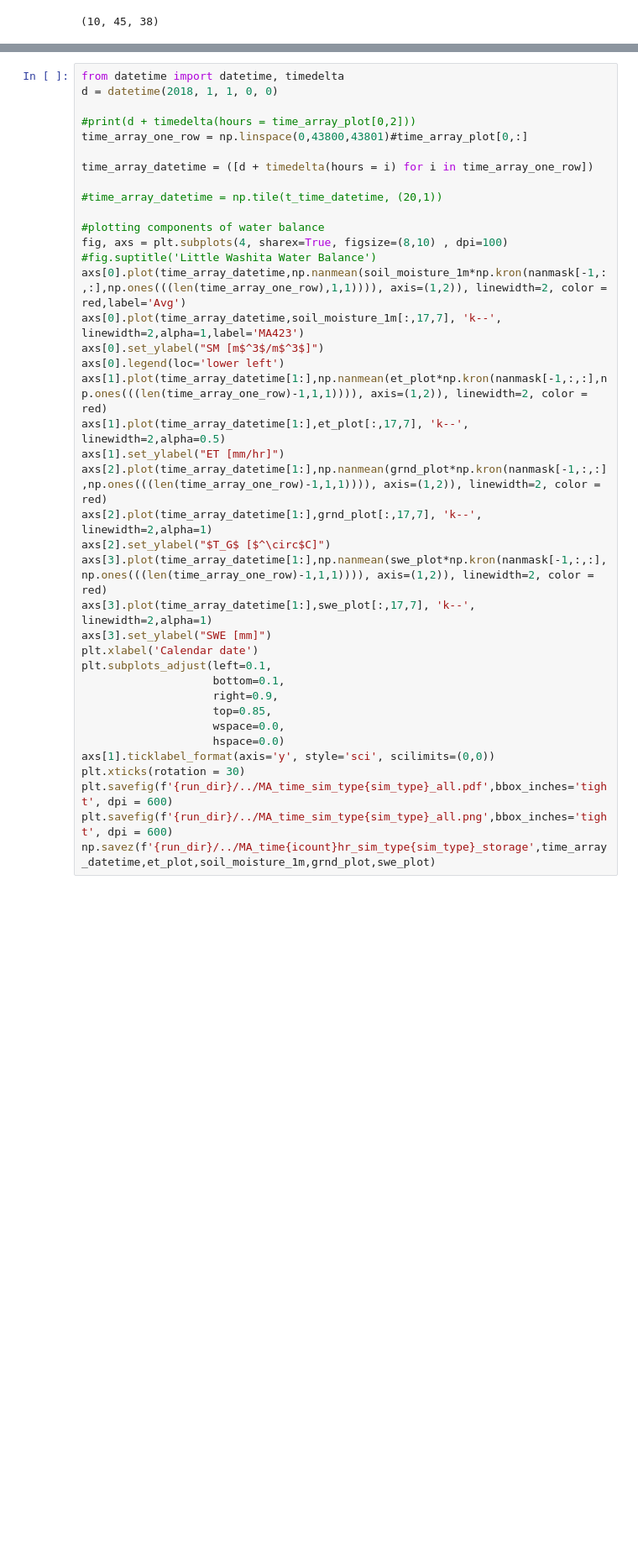
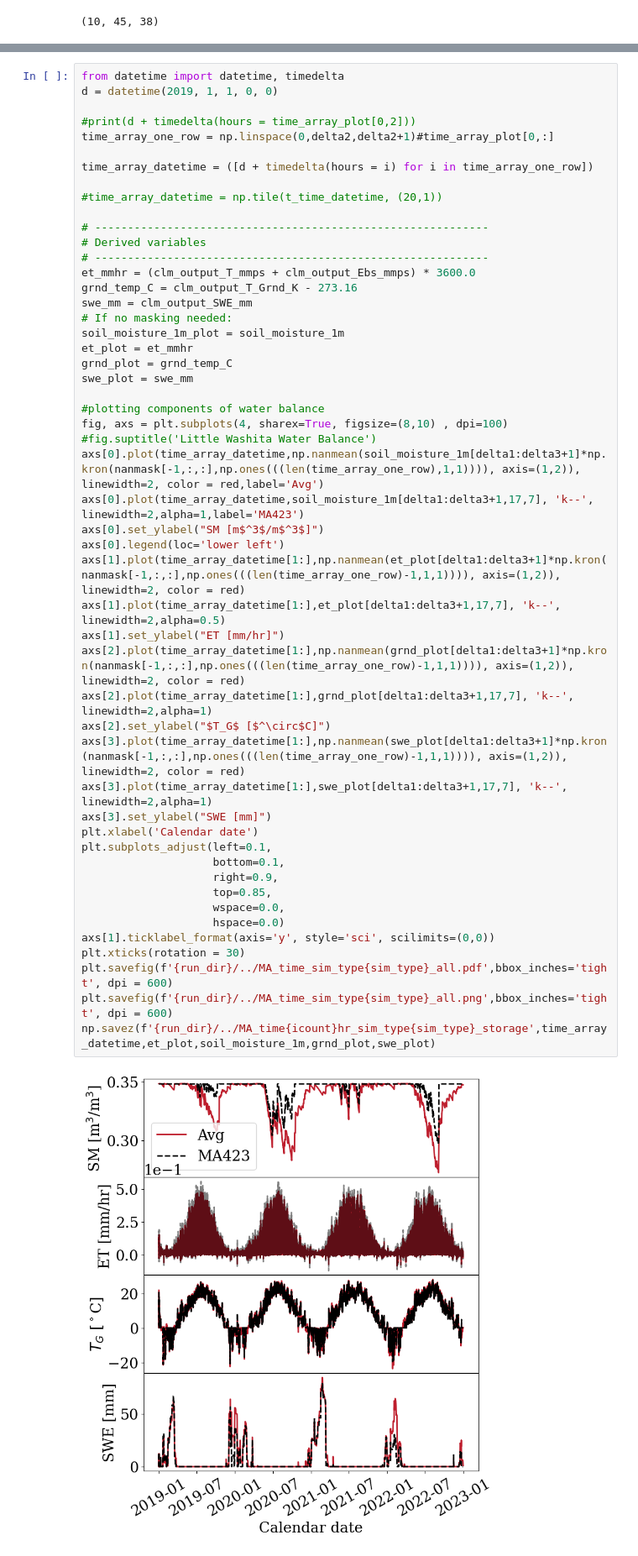
Before and after one commit to mashadab/ParFlow-project, a Jupyter notebook: Andreas/Simulation_Analysis_conus_subset_Harvard_forest.ipynb, the cells around one changed output, grey strips where cells are left out. Shown at 84% size. Saved outputs shown, nothing was run; the diff lists cells and outputs as text; blank space fills up the shorter version.

```diff
--- a/Andreas/Simulation_Analysis_conus_subset_Harvard_forest.ipynb
+++ b/Andreas/Simulation_Analysis_conus_subset_Harvard_forest.ipynb
@@ -571,39 +643,53 @@ np.kron(nanmask[-1,:,:],np.ones(((10,1,1))))
 # %%
 from datetime import datetime, timedelta
-d = datetime(2018, 1, 1, 0, 0)
+d = datetime(2019, 1, 1, 0, 0)
 
 #print(d + timedelta(hours = time_array_plot[0,2]))
-time_array_one_row = np.linspace(0,43800,43801)#time_array_plot[0,:]
+time_array_one_row = np.linspace(0,delta2,delta2+1)#time_array_plot[0,:]
 
 time_array_datetime = ([d + timedelta(hours = i) for i in time_array_one_row])
 
 #time_array_datetime = np.tile(t_time_datetime, (20,1))
 
+# ------------------------------------------------------------
+# Derived variables
+# ------------------------------------------------------------
+et_mmhr = (clm_output_T_mmps + clm_output_Ebs_mmps) * 3600.0
+grnd_temp_C = clm_output_T_Grnd_K - 273.16
+swe_mm = clm_output_SWE_mm
+# If no masking needed:
+soil_moisture_1m_plot = soil_moisture_1m
+et_plot = et_mmhr
+grnd_plot = grnd_temp_C
+swe_plot = swe_mm
+
 #plotting components of water balance
 fig, axs = plt.subplots(4, sharex=True, figsize=(8,10) , dpi=100)
 #fig.suptitle('Little Washita Water Balance')
-axs[0].plot(time_array_datetime,np.nanmean(soil_moisture_1m*np.kron(nanmask[-1,:,:],np.ones(((len(time_array_one_row),1,1)))), axis=(1,2)), linewidth=2, color = red,label='Avg')
-axs[0].plot(time_array_datetime,soil_moisture_1m[:,17,7], 'k--', linewidth=2,alpha=1,label='MA423')
+axs[0].plot(time_array_datetime,np.nanmean(soil_moisture_1m[delta1:delta3+1]*np.kron(nanmask[-1,:,:],np.ones(((len(time_array_one_row),1,1)))), axis=(1,2)), linewidth=2, color = red,label='Avg')
+axs[0].plot(time_array_datetime,soil_moisture_1m[delta1:delta3+1,17,7], 'k--', linewidth=2,alpha=1,label='MA423')
 axs[0].set_ylabel("SM [m$^3$/m$^3$]")
 axs[0].legend(loc='lower left')
-axs[1].plot(time_array_datetime[1:],np.nanmean(et_plot*np.kron(nanmask[-1,:,:],np.ones(((len(time_array_one_row)-1,1,1)))), axis=(1,2)), linewidth=2, color = red)
-axs[1].plot(time_array_datetime[1:],et_plot[:,17,7], 'k--', linewidth=2,alpha=0.5)
+axs[1].plot(time_array_datetime[1:],np.nanmean(et_plot[delta1:delta3+1]*np.kron(nanmask[-1,:,:],np.ones(((len(time_array_one_row)-1,1,1)))), axis=(1,2)), linewidth=2, color = red)
+axs[1].plot(time_array_datetime[1:],et_plot[delta1:delta3+1,17,7], 'k--', linewidth=2,alpha=0.5)
 axs[1].set_ylabel("ET [mm/hr]")
-axs[2].plot(time_array_datetime[1:],np.nanmean(grnd_plot*np.kron(nanmask[-1,:,:],np.ones(((len(time_array_one_row)-1,1,1)))), axis=(1,2)), linewidth=2, color = red)
-axs[2].plot(time_array_datetime[1:],grnd_plot[:,17,7], 'k--', linewidth=2,alpha=1)
+axs[2].plot(time_array_datetime[1:],np.nanmean(grnd_plot[delta1:delta3+1]*np.kron(nanmask[-1,:,:],np.ones(((len(time_array_one_row)-1,1,1)))), axis=(1,2)), linewidth=2, color = red)
+axs[2].plot(time_array_datetime[1:],grnd_plot[delta1:delta3+1,17,7], 'k--', linewidth=2,alpha=1)
 axs[2].set_ylabel("$T_G$ [$^\circ$C]")
-axs[3].plot(time_array_datetime[1:],np.nanmean(swe_plot*np.kron(nanmask[-1,:,:],np.ones(((len(time_array_one_row)-1,1,1)))), axis=(1,2)), linewidth=2, color = red)
-axs[3].plot(time_array_datetime[1:],swe_plot[:,17,7], 'k--', linewidth=2,alpha=1)
+axs[3].plot(time_array_datetime[1:],np.nanmean(swe_plot[delta1:delta3+1]*np.kron(nanmask[-1,:,:],np.ones(((len(time_array_one_row)-1,1,1)))), axis=(1,2)), linewidth=2, color = red)
+axs[3].plot(time_array_datetime[1:],swe_plot[delta1:delta3+1,17,7], 'k--', linewidth=2,alpha=1)
 axs[3].set_ylabel("SWE [mm]")
 plt.xlabel('Calendar date')
 plt.subplots_adjust(left=0.1,
                     bottom=0.1,
                     right=0.9,
                     top=0.85,
                     wspace=0.0,
                     hspace=0.0)
 axs[1].ticklabel_format(axis='y', style='sci', scilimits=(0,0))
 plt.xticks(rotation = 30)
 plt.savefig(f'{run_dir}/../MA_time_sim_type{sim_type}_all.pdf',bbox_inches='tight', dpi = 600)
 plt.savefig(f'{run_dir}/../MA_time_sim_type{sim_type}_all.png',bbox_inches='tight', dpi = 600)
 np.savez(f'{run_dir}/../MA_time{icount}hr_sim_type{sim_type}_storage',time_array_datetime,et_plot,soil_moisture_1m,grnd_plot,swe_plot)
+# %% [output]
+[figure, added]
```
Also changed, not shown: parts of 29 cells of this notebook, 3 other files.
